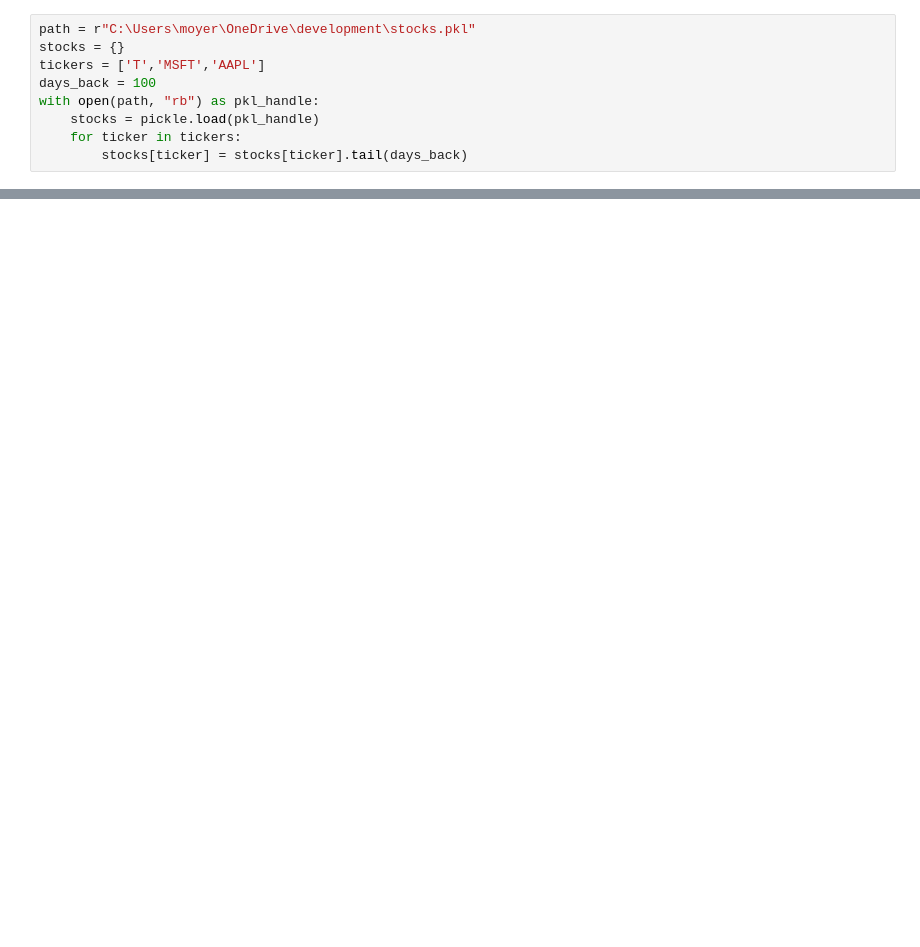
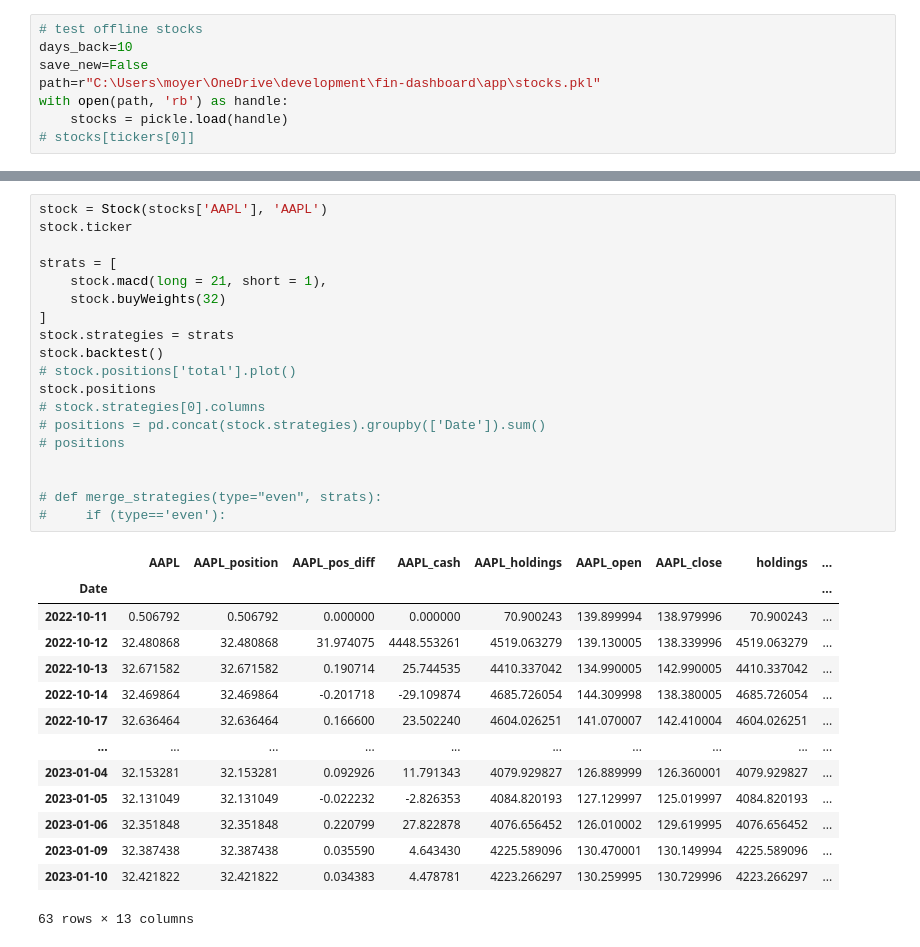
Before and after one commit to lucasdmoyer/two-dolla, a Jupyter notebook: new.ipynb, the cells around one changed output, grey strips where cells are left out. Saved outputs shown, nothing was run; the diff lists cells and outputs as text; blank space fills up the shorter version.

```diff
--- a/new.ipynb
+++ b/new.ipynb
@@ -24,9 +78,8 @@ import quandl
 # %%
-path = r"C:\Users\moyer\OneDrive\development\stocks.pkl"
-stocks = {}
-tickers = ['T','MSFT','AAPL']
-days_back = 100
-with open(path, "rb") as pkl_handle:
-    stocks = pickle.load(pkl_handle)
-    for ticker in tickers:
-        stocks[ticker] = stocks[ticker].tail(days_back)
+# test offline stocks
+days_back=10
+save_new=False
+path=r"C:\Users\moyer\OneDrive\development\fin-dashboard\app\stocks.pkl"
+with open(path, 'rb') as handle:
+    stocks = pickle.load(handle)
+# stocks[tickers[0]]
@@ -74,0 +157,34 @@ stock.positions
+# %%
+stock = Stock(stocks['AAPL'], 'AAPL')
+stock.ticker
+
+strats = [
+    stock.macd(long = 21, short = 1),
+    stock.buyWeights(32)
+]
+stock.strategies = strats
+stock.backtest()
+# stock.positions['total'].plot()
+stock.positions
+# stock.strategies[0].columns
+# positions = pd.concat(stock.strategies).groupby(['Date']).sum()
+# positions
+
+
+# def merge_strategies(type="even", strats):
+#     if (type=='even'):
+# %% [output]
+|  | AAPL | AAPL_position | AAPL_pos_diff | AAPL_cash | AAPL_holdings | AAPL_open | AAPL_close | holdings | ... |
+| Date |  |  |  |  |  |  |  |  | ... |
+| 2022-10-11 | 0.506792 | 0.506792 | 0.000000 | 0.000000 | 70.900243 | 139.899994 | 138.979996 | 70.900243 | ... |
+| 2022-10-12 | 32.480868 | 32.480868 | 31.974075 | 4448.553261 | 4519.063279 | 139.130005 | 138.339996 | 4519.063279 | ... |
+| 2022-10-13 | 32.671582 | 32.671582 | 0.190714 | 25.744535 | 4410.337042 | 134.990005 | 142.990005 | 4410.337042 | ... |
+| 2022-10-14 | 32.469864 | 32.469864 | -0.201718 | -29.109874 | 4685.726054 | 144.309998 | 138.380005 | 4685.726054 | ... |
+| 2022-10-17 | 32.636464 | 32.636464 | 0.166600 | 23.502240 | 4604.026251 | 141.070007 | 142.410004 | 4604.026251 | ... |
+| ... | ... | ... | ... | ... | ... | ... | ... | ... | ... |
+| 2023-01-04 | 32.153281 | 32.153281 | 0.092926 | 11.791343 | 4079.929827 | 126.889999 | 126.360001 | 4079.929827 | ... |
+| 2023-01-05 | 32.131049 | 32.131049 | -0.022232 | -2.826353 | 4084.820193 | 127.129997 | 125.019997 | 4084.820193 | ... |
+| 2023-01-06 | 32.351848 | 32.351848 | 0.220799 | 27.822878 | 4076.656452 | 126.010002 | 129.619995 | 4076.656452 | ... |
+| 2023-01-09 | 32.387438 | 32.387438 | 0.035590 | 4.643430 | 4225.589096 | 130.470001 | 130.149994 | 4225.589096 | ... |
+| 2023-01-10 | 32.421822 | 32.421822 | 0.034383 | 4.478781 | 4223.266297 | 130.259995 | 130.729996 | 4223.266297 | ... |
+63 rows × 13 columns
```
Also changed, not shown: parts of 21 cells of this notebook, 35 other files.
